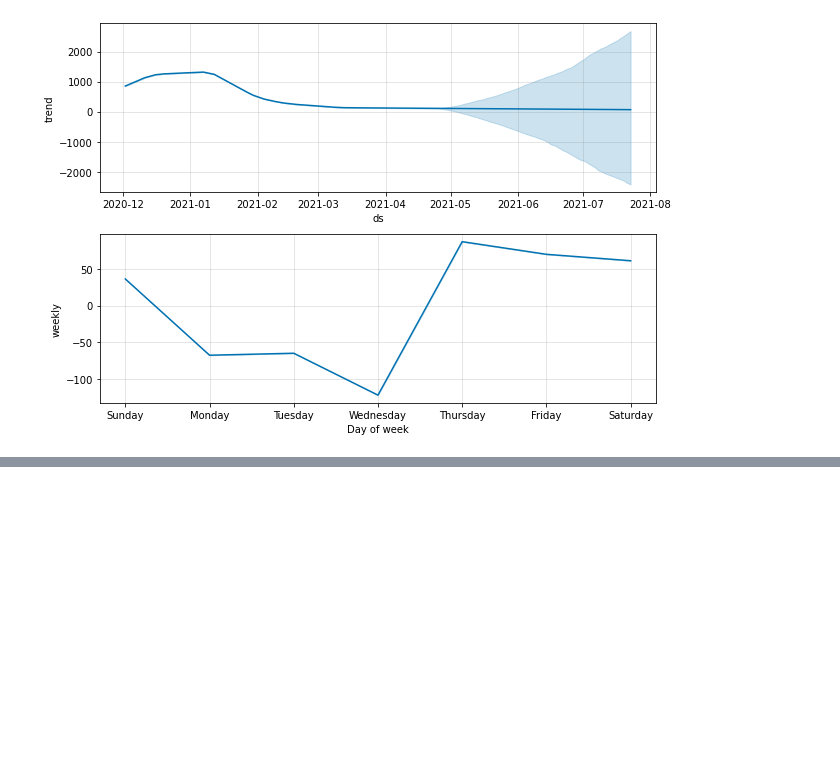
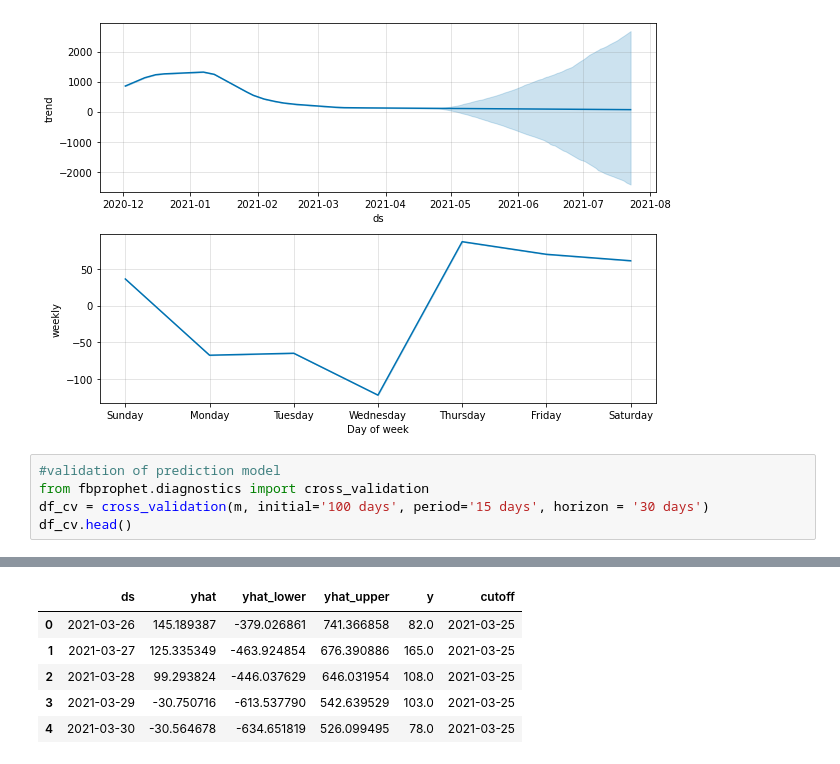
Before and after one commit to SJSUSpring21/LockdownBuster, a Jupyter notebook: src/ActiveCasePredictionModel.ipynb, the cells around one changed output, grey strips where cells are left out. Cells and saved outputs as stored; diff of their text form; blank space fills up the shorter version.

```diff
--- a/src/ActiveCasePredictionModel.ipynb
+++ b/src/ActiveCasePredictionModel.ipynb
@@ -285,3 +281,9 @@ forecast[['ds','yhat']].tail()
 plt2 = m.plot_components(forecast)
 # %% [output]
 [figure]
+# %%
+#validation of prediction model
+from fbprophet.diagnostics import cross_validation
+df_cv = cross_validation(m, initial='100 days', period='15 days', horizon = '30 days')
+df_cv.head()
+# %% [output]
@@ -287,0 +291,6 @@ plt2 = m.plot_components(forecast)
+|  | ds | yhat | yhat_lower | yhat_upper | y | cutoff |
+| 0 | 2021-03-26 | 145.189387 | -379.026861 | 741.366858 | 82.0 | 2021-03-25 |
+| 1 | 2021-03-27 | 125.335349 | -463.924854 | 676.390886 | 165.0 | 2021-03-25 |
+| 2 | 2021-03-28 | 99.293824 | -446.037629 | 646.031954 | 108.0 | 2021-03-25 |
+| 3 | 2021-03-29 | -30.750716 | -613.537790 | 542.639529 | 103.0 | 2021-03-25 |
+| 4 | 2021-03-30 | -30.564678 | -634.651819 | 526.099495 | 78.0 | 2021-03-25 |
```
Also changed, not shown: parts of 5 cells of this notebook, 1 other file.
